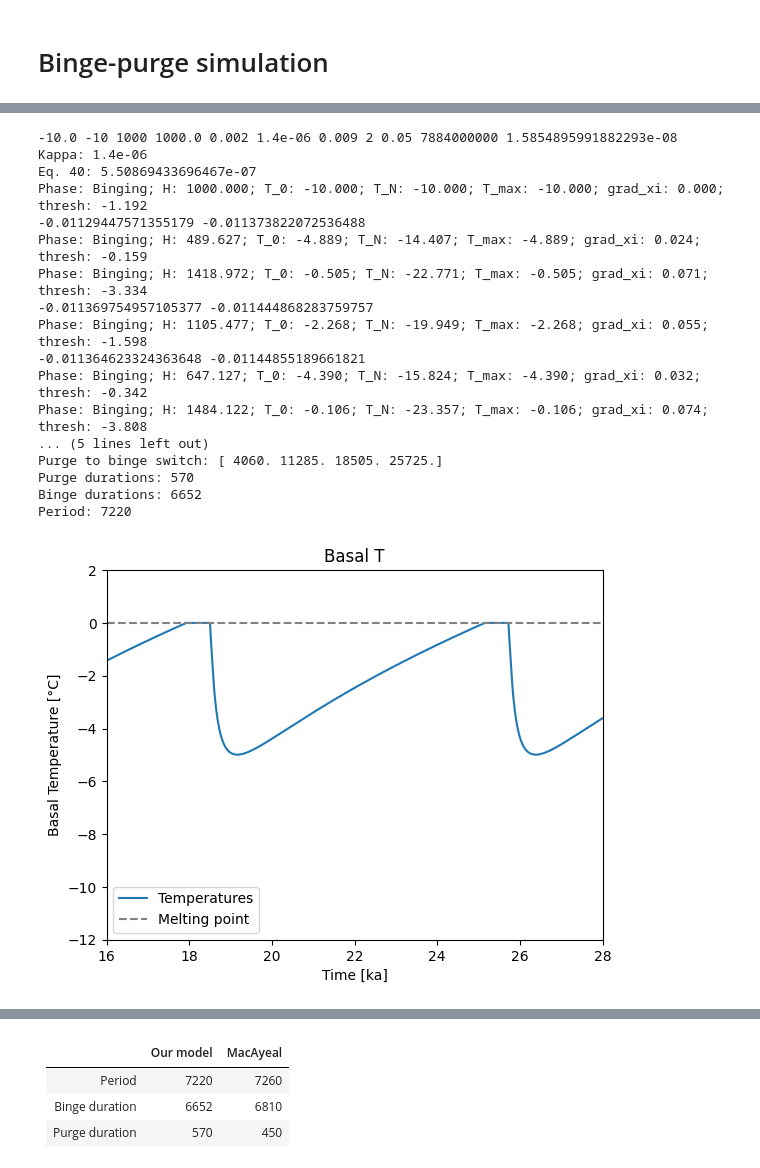
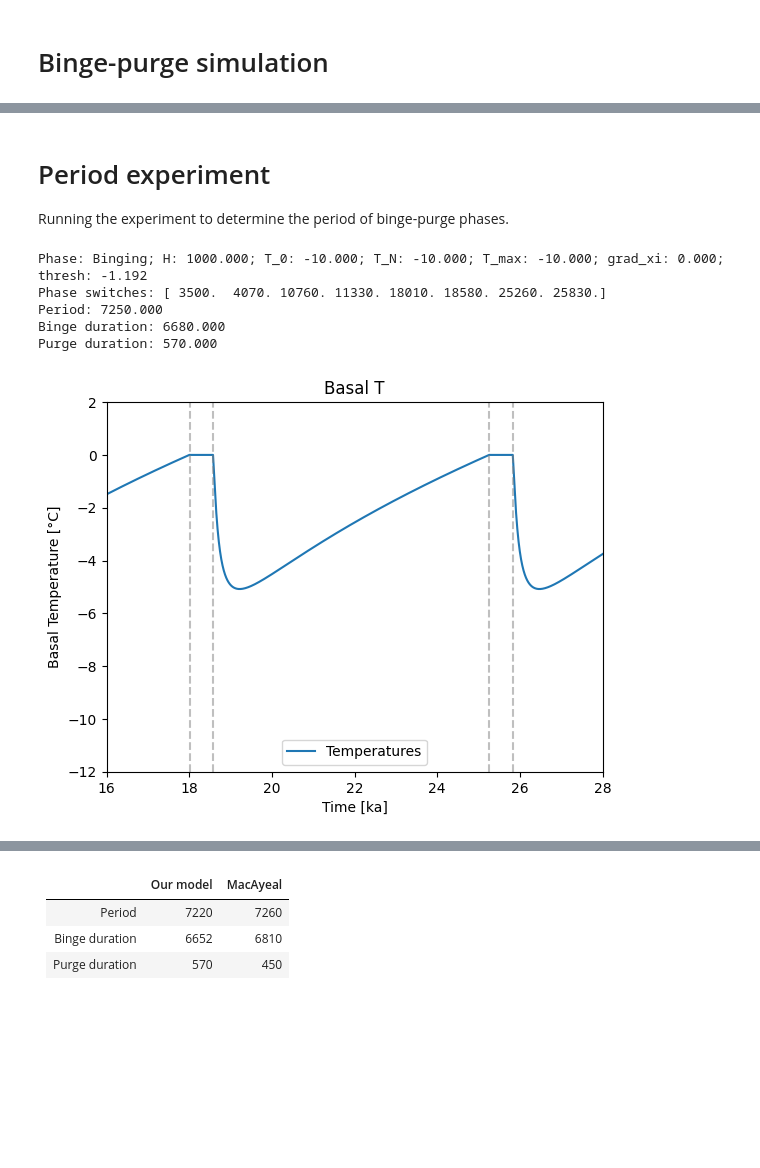
Before and after one commit to Bjartensen/binge_purge_eacp, a Jupyter notebook: project _seconds.ipynb, the cells around one changed output, grey strips where cells are left out. Saved outputs shown, nothing was run; the diff lists cells and outputs as text; code cells hidden in the pictures; blank space fills up the shorter version.

```diff
--- a/project _seconds.ipynb
+++ b/project _seconds.ipynb
@@ -663,52 +737,45 @@ class Simulation:
+# %% [markdown]
+# Period experiment
+
+Running the experiment to determine the period of binge-purge phases.
 # %%
-T0 = -10
-grid_size = 500
-time_step = 50*YR
-years = 30E3*YR
-max_iterations = int(years/time_step)
-sim = Simulation(T0, grid_size, time_step, max_iterations)
-sim.print_params()
-sim.set_report_freq(1000)
+def experiment_dcorr():
+    T0 = -10
+    grid_size = 500
+    time_step = 10*YR
+    years = 30E3*YR
+    max_iterations = int(years/time_step)
+    sim = Simulation(T0, grid_size, time_step, max_iterations)
+    sim.set_downward_correction(True)
 
-#sim.print_grid()
-#sim.print_basal_temp()
+    sim.report_status()
+    sim.run_simulation()
 
-sim.report_status()
-sim.run_simulation()
-#sim.print_basal_temp()
+    sim.print_period_info()
 
-simT = np.array(sim.T)
-simT_grad = np.array(sim.T_grad)
-simTime = sim.Time / YR
-simH = np.array(sim.H_hist)
-simSwitch = np.array(sim.switch, dtype=np.int64)
-# print(time_step)
-# simSwitch = np.array(sim.switch)*time_step
+    fig = plt.figure()
+    ax = fig.add_subplot(111)
+    sim.plot_basal_temp(16,28,-12,2,ax)
+    fig.savefig("basal_t_dcorr.png", bbox_inches="tight")
+    plt.show()
 
-print(simT.shape, simH.shape, simTime.shape)
+    fig = plt.figure()
+    ax = fig.add_subplot(111)
+    sim.plot_height(16,28,0,2000,ax)
+    fig.savefig("H_dcorr.png", bbox_inches="tight")
+    plt.show()
 
-sim.print_period_info()
+    fig = plt.figure()
+    ax = fig.add_subplot(111)
+    sim.plot_height(0,30,0,2000,ax, fill=True)
+    fig.savefig("H_fill_dcorr.png", bbox_inches="tight")
+    #sim.plot_basal_gradient()
 
-sim.plot_basal_temp(16,28,-12,2)
-sim.plot_height(16,28,0,2000)
-sim.plot_height(0,30,0,2000, fill=True)
-#sim.plot_basal_gradient()
+experiment_dcorr()
 # %% [output]
--10.0 -10 1000 1000.0 0.002 1.4e-06 0.009 2 0.05 7884000000 1.5854895991882293e-08
-Kappa: 1.4e-06
-Eq. 40: 5.50869433696467e-07
 Phase: Binging; H: 1000.000; T_0: -10.000; T_N: -10.000; T_max: -10.000; grad_xi: 0.000; thresh: -1.192
--0.01129447571355179 -0.011373822072536488
-Phase: Binging; H: 489.627; T_0: -4.889; T_N: -14.407; T_max: -4.889; grad_xi: 0.024; thresh: -0.159
-Phase: Binging; H: 1418.972; T_0: -0.505; T_N: -22.771; T_max: -0.505; grad_xi: 0.071; thresh: -3.334
--0.011369754957105377 -0.011444868283759757
-Phase: Binging; H: 1105.477; T_0: -2.268; T_N: -19.949; T_max: -2.268; grad_xi: 0.055; thresh: -1.598
--0.011364623324363648 -0.01144855189661821
-Phase: Binging; H: 647.127; T_0: -4.390; T_N: -15.824; T_max: -4.390; grad_xi: 0.032; thresh: -0.342
-Phase: Binging; H: 1484.122; T_0: -0.106; T_N: -23.357; T_max: -0.106; grad_xi: 0.074; thresh: -3.808
-... (5 lines left out)
-Purge to binge switch: [ 4060. 11285. 18505. 25725.]
-Purge durations: 570
-Binge durations: 6652
-Period: 7220
+Phase switches: [ 3500.  4070. 10760. 11330. 18010. 18580. 25260. 25830.]
+Period: 7250.000
+Binge duration: 6680.000
+Purge duration: 570.000
-[figure, old version]
+[figure, new version]
```
Also changed, not shown: parts of 15 cells of this notebook, 7 other files.
